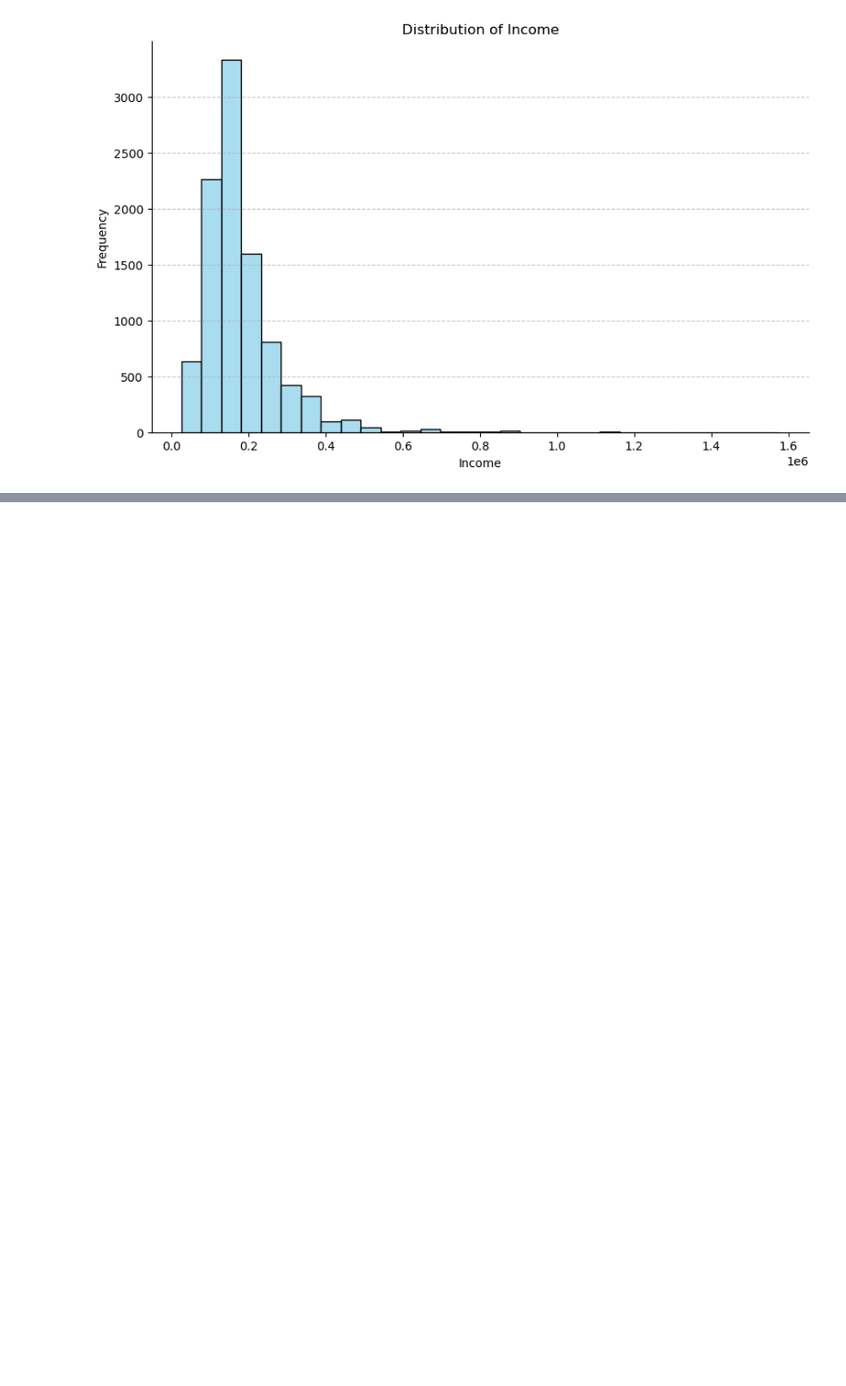
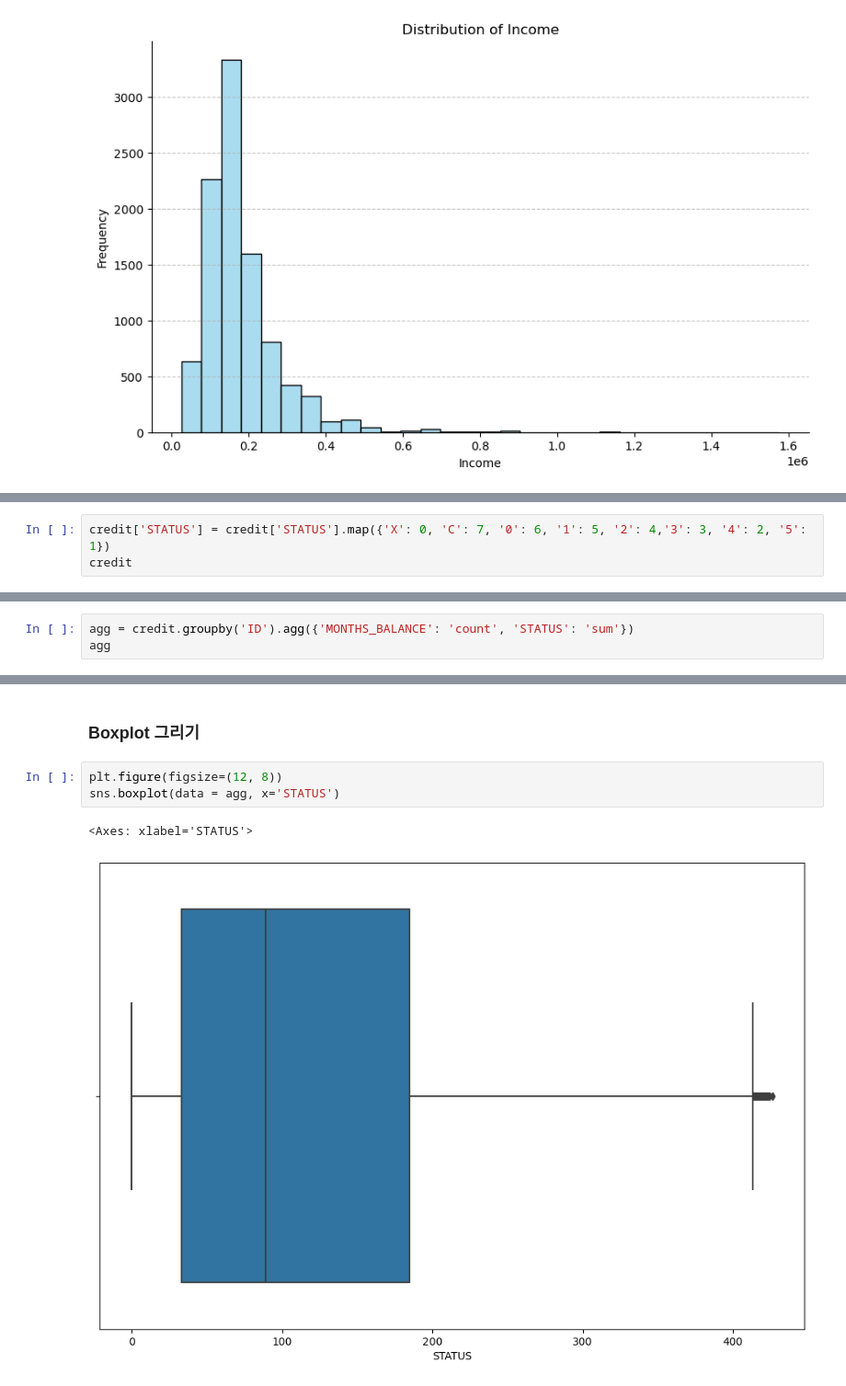
Before and after one commit to tmdcksdl/ML_Credit_Project, a Jupyter notebook: ML_Project/ML_Project2.ipynb, the cells around one changed output, grey strips where cells are left out. Shown at 92% size. Cells and saved outputs as stored; diff of their text form; blank space fills up the shorter version.

Commit message:
Data Mapping & Scaling

```diff
--- a/ML_Project/ML_Project2.ipynb
+++ b/ML_Project/ML_Project2.ipynb
@@ -911,0 +930,3 @@ plt.show()
+# %%
+credit['STATUS'] = credit['STATUS'].map({'X': 0, 'C': 7, '0': 6, '1': 5, '2': 4,'3': 3, '4': 2, '5': 1})
+credit
@@ -911,0 +962,3 @@ plt.show()
+# %%
+agg = credit.groupby('ID').agg({'MONTHS_BALANCE': 'count', 'STATUS': 'sum'})
+agg
@@ -911,0 +980,8 @@ plt.show()
+# %% [markdown]
+### Boxplot 그리기
+# %%
+plt.figure(figsize=(12, 8))
+sns.boxplot(data = agg, x='STATUS')
+# %% [output]
+<Axes: xlabel='STATUS'>
+[figure, added]
```
Also changed, not shown: parts of 22 cells of this notebook.
